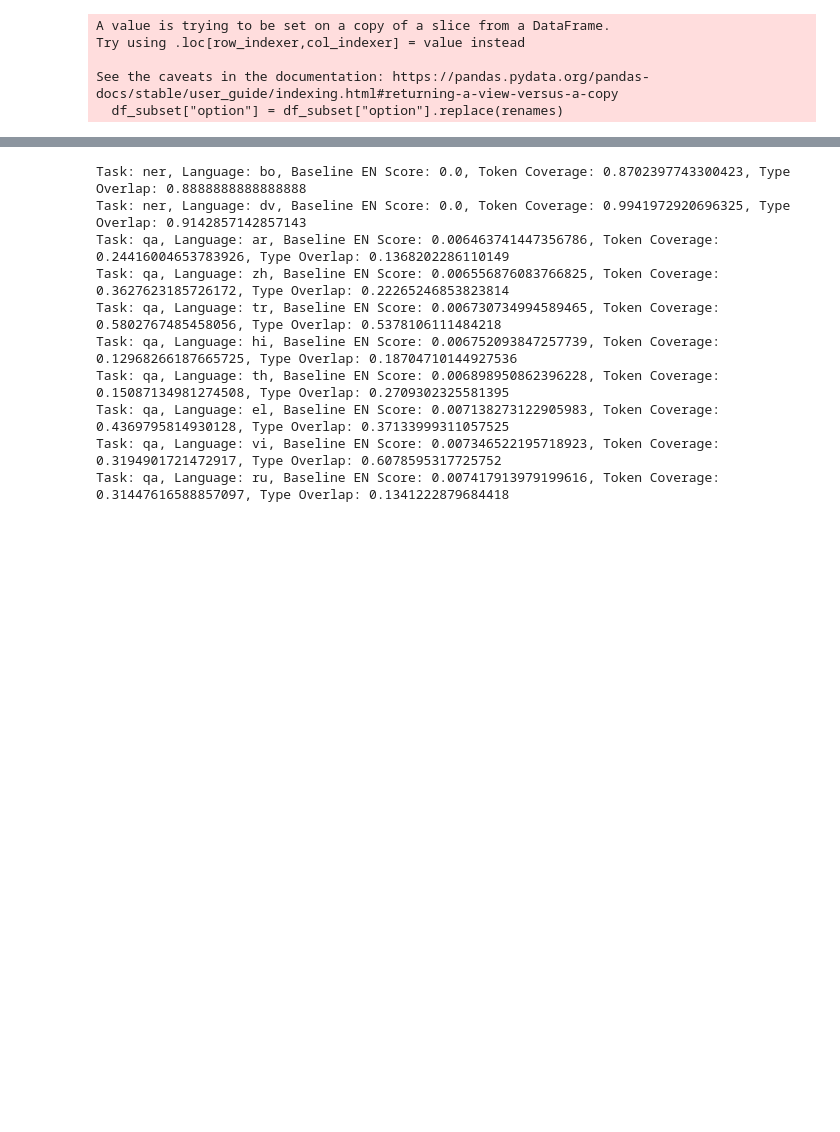
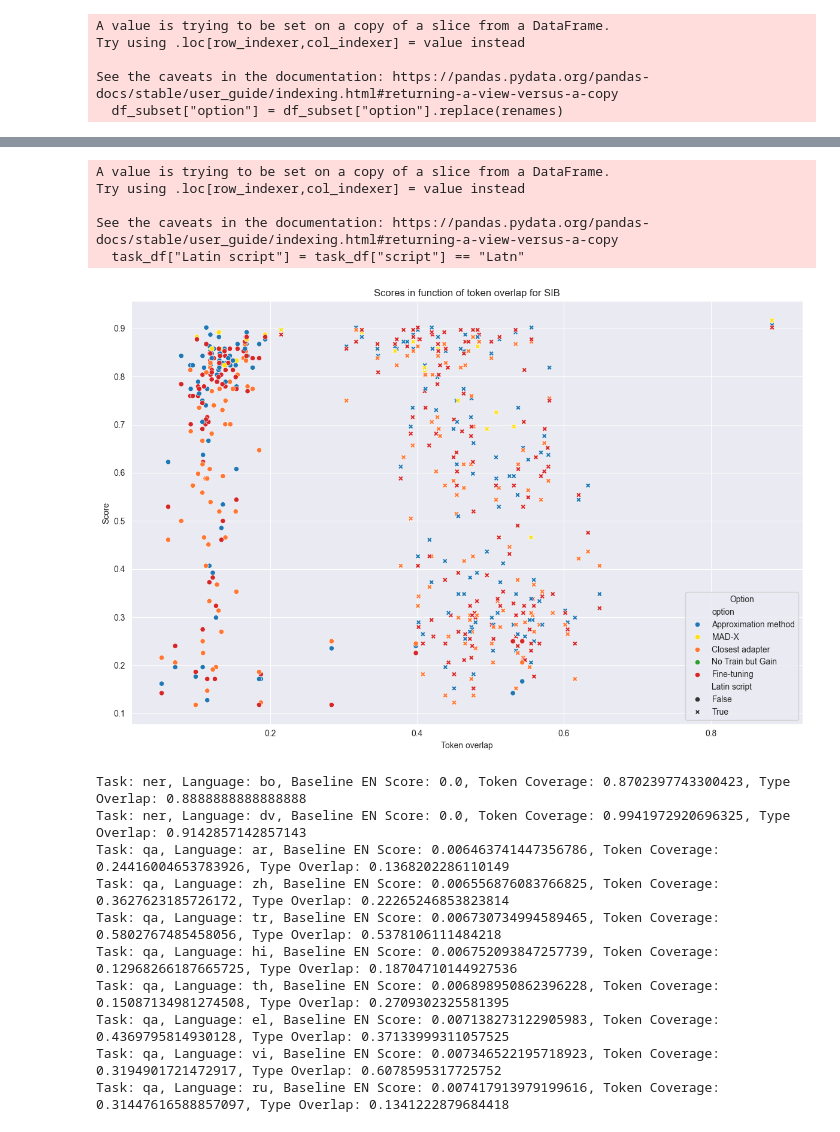
Before and after one commit to stefaccou/TIPA, a Jupyter notebook: analysis/8_Token_overlap.ipynb, the cells around one changed output, grey strips where cells are left out. Drawn from its saved outputs; the diff is of its cells as text; code cells hidden in the pictures; blank space fills up the shorter version.

```diff
--- a/analysis/8_Token_overlap.ipynb
+++ b/analysis/8_Token_overlap.ipynb
@@ -10,8 +10,9 @@ import scipy.stats as stats
 import matplotlib.pyplot as plt
 import seaborn as sns
 
-scores = {"ner": {}, "pos": {}, "copa": {}, "qa": {}}
-f1 = {"ner": "eval_f1", "copa": "eval_acc", "pos": "eval_f1_macro", "qa": "f1"}
+f1 = {"ner": "eval_f1", "copa": "eval_acc", "pos": "eval_f1_macro", "qa": "f1", "sib": "eval_accuracy"}
+tasks = f1.keys()
+scores = {task: {} for task in tasks}
 inf = math.inf
 # From huggingface api, with our trained adapters (eu, sr)
 existing_adapters = [
@@ -270,8 +300,14 @@ reconstructed base method: 0.7271252762822759
 # we plot the scores in function of token overlap
 # we create a dataframe with the "reconstructed" scores, the finetune scores and the token overlap
 
+# we load the sib scores from all_sib/sib.json
+with open("../eval_scores/all_sib/sib.json", "r") as f:
+    sib_scores = json.load(f)
+# we plot the scores in function of token overlap
+# we create a dataframe with the "reconstructed" scores, the finetune scores and the token overlap
+
 data_overlap = []
-for task_name in scores:
+for task_name in ["ner", "pos", "copa", "qa"]:
     for lang_name in scores[task_name]:
         if lang_name in token_overlap[task_name]:
             for key in scores[task_name][lang_name]:
@@ -279,6 +315,7 @@ for task_name in scores:
                     {
                         "task": task_name,
                         "lang": lang_name,
+                        "script": None,
                         "score": scores[task_name][lang_name][key]
                         if task_name != "qa"
                         else scores[task_name][lang_name][key] / 100,
@@ -287,6 +324,21 @@ for task_name in scores:
                         "option": key,
                     }
                 )
+# we add the sib scores
+for lang_name in sib_scores:
+    for script in sib_scores[lang_name]:
+        for key in sib_scores[lang_name][script]:
+            data_overlap.append(
+                {
+                    "task": "sib",
+                    "lang": lang_name,
+                    "script": script,
+                    "score": sib_scores[lang_name][script][key],
+                    "token_coverage": sib_overlap[lang_name][script]["token_coverage"],  # no token coverage for sib
+                    "type_overlap": sib_overlap[lang_name][script]["type_overlap"],  # no type overlap for sib
+                    "option": key,
+                }
+            )
 df = pd.DataFrame(data_overlap)
 # we will look at the subset that contains
 # baseline_en, no_train_gain, reconstructed_featural
@@ -392,3 +456,26 @@ PermissionError: [Errno 13] Permission denied: '../output/ner_token_overlap.pdf'
+# %%
+task = "sib"
+task_df = df_subset[df_subset["task"] == task]
+# we make a "script_vis" column that is True if the script is Latn, and False otherwise
+task_df["Latin script"] = task_df["script"] == "Latn"
+# we map the lang2script_bin to the dataframe entries that have missing values
+plt.figure(figsize=(12, 8))
+sns.scatterplot(
+    data=task_df, x="token_coverage", y="score", hue="option", hue_order=METHODS, palette=PALETTE, style="Latin script"
+)
+plt.title(f"Scores in function of token overlap for {task.upper()}")
+plt.xlabel("Token overlap")
+plt.ylabel("Score")
+plt.legend(title="Option")
+plt.tight_layout()
+plt.savefig(f"../output/{task}_token_overlap.pdf", dpi=1000)
+# %% [output]
+A value is trying to be set on a copy of a slice from a DataFrame.
+Try using .loc[row_indexer,col_indexer] = value instead
+
+See the caveats in the documentation: https://pandas.pydata.org/pandas-docs/stable/user_guide/indexing.html#returning-a-view-versus-a-copy
+  task_df["Latin script"] = task_df["script"] == "Latn"
+[figure, added]
 # %%
 # we check the lowest baseline_en scores, print their languages and their token overlap
 lowest_baseline_en = []
```
Also changed, not shown: parts of 17 cells of this notebook, 40 other files.
